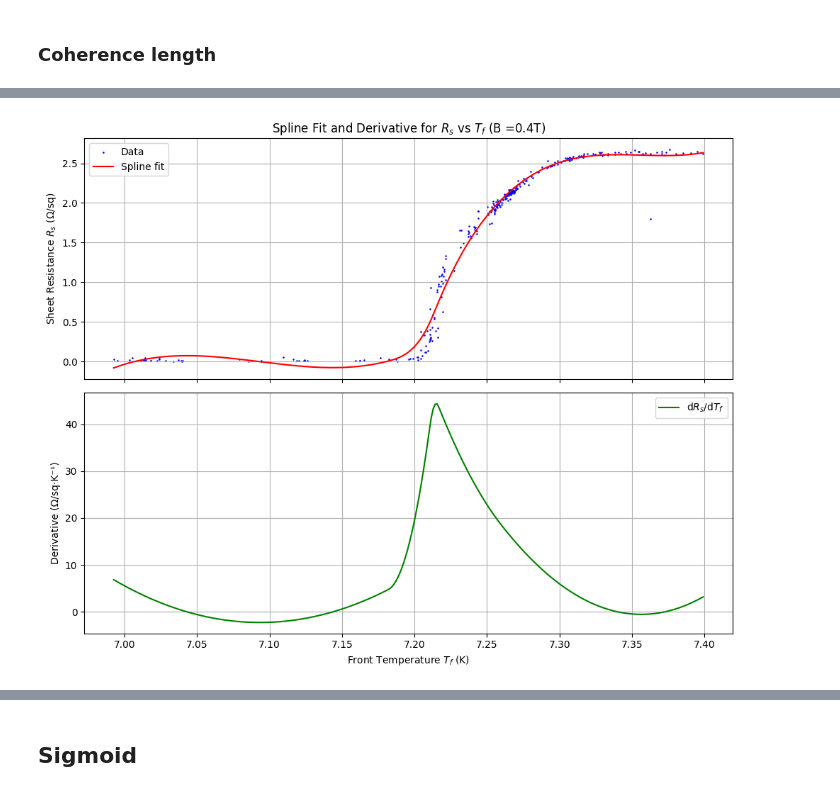
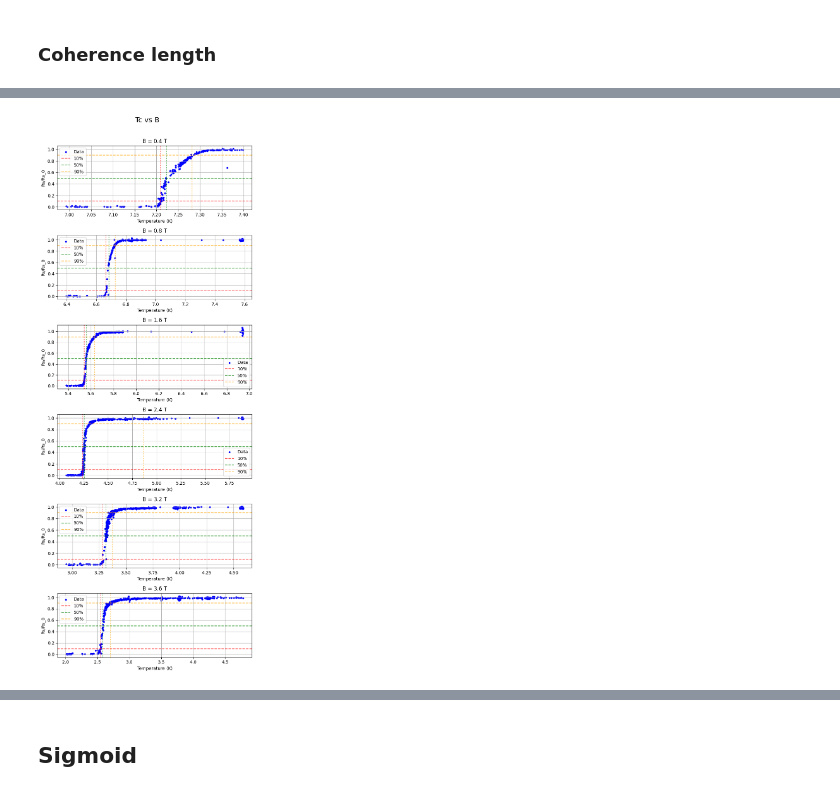
Before and after one commit to gamberoillecito/Nb-Characterization, a Jupyter notebook: SUPERCONDUCTIVITY/SC.ipynb, the cells around one changed output, grey strips where cells are left out. Saved outputs shown, nothing was run; the diff lists cells and outputs as text; code cells hidden in the pictures.

Commit message:
feat(SC): EGL phase diagram with 50-10-90 (raw and filtered) + with FD fit

```diff
--- a/SUPERCONDUCTIVITY/SC.ipynb
+++ b/SUPERCONDUCTIVITY/SC.ipynb
@@ -261,7 +261,7 @@ for i, x in enumerate(B_vals):
     Tf_interpolated = interp_func(R_norm_plot_grid)
 
     # Plot the interpolated curve: x-axis is Tf_interpolated, y-axis is R_norm_plot_grid
-    ax_r.plot(Tf_interpolated, R_norm_plot_grid, color='red', linestyle='-', linewidth=2, label="Linear Interpolation")
+    #ax_r.plot(Tf_interpolated, R_norm_plot_grid, color='red', linestyle='-', linewidth=2, label="Linear Interpolation")
     ax_r.scatter(Tf, R_norm, color='blue', s=10, label="Data")
     ax_r.axhline(y=threshold_10, color='r', linestyle='--', alpha=0.7, label='10%')
     ax_r.axhline(y=threshold_50, color='g', linestyle='--', alpha=0.7, label='50%')
@@ -572,53 +572,88 @@ xsi(0) = 8.59 +/- 0.04 nm
 # %%
-from scipy.interpolate import UnivariateSpline
+moving_average_window_size = 11 # Example: average over 7 data points
+
+Tc_vals_filtered = []
+Tc_uncertainties_filtered = []
+
+threshold_10_filtered = 0.1
+threshold_50_filtered = 0.5
+threshold_90_filtered = 0.9
+
+# --- Plotting ---
+fig, axs = plt.subplots(len(B_vals), 1, figsize=(7, 3 * len(B_vals)), sharex=False)
+fig.suptitle("Tc vs B", fontsize=16)
 
 for i, x in enumerate(B_vals):
     try:
         Tf = filtered_data[f'Tf_{x}']
         Rs = filtered_data[f'Rs_{x}']
     except KeyError:
         print(f"Missing data for x={x}, skipping...")
         continue
 
     if x == 0.4:
         mask_Tf_below_7_4 = Tf < 7.4
         Tf = Tf[mask_Tf_below_7_4]
         Rs = Rs[mask_Tf_below_7_4]
 
+    R_norm = Rs / Rs_0
+
     sorted_indices = np.argsort(Tf)
     Tf_sorted = Tf[sorted_indices]
-    Rs_sorted = Rs[sorted_indices]
+    Rs_sorted = R_norm[sorted_indices]
 
-    # Fit the smoothing spline
-    spline = UnivariateSpline(Tf_sorted, Rs_sorted, s=4, k=3)
+    # Create the convolution kernel (a window of ones, normalized)
+    window_kernel = np.ones(moving_average_window_size) / moving_average_window_size
 
-    # Evaluate the spline on a fine grid
-    Tf_fine = np.linspace(Tf_sorted.min(), Tf_sorted.max(), 300)
-    Rs_fine = spline(Tf_fine)
+    # 'same' mode ensures output array has same size as input.
+    # This handles edge effects by conceptually padding the input data.
+    Rs_smoothed = np.convolve(Rs_sorted, window_kernel, mode='same')
 
-    # --- Compute first derivative ---
-    spline_derivative = spline.derivative(n=1)
-    Rs_derivative = spline_derivative(Tf_fine)
+    interp_func = interp1d(Rs_smoothed, Tf_sorted, kind='linear',
+                          bounds_error=False, fill_value='extrapolate')
 
-    # --- Plot ---
-    fig, ax = plt.subplots(2, 1, figsize=(10, 8), sharex=True)
+    T_10_filtered = interp_func(threshold_10_filtered)
+    T_50_filtered = interp_func(threshold_50_filtered)
+    T_90_filtered = interp_func(threshold_90_filtered)
 
-    # Plot original data and spline
-    ax[0].scatter(Tf, Rs, s=.7, color='blue', label="Data")
-    ax[0].plot(Tf_fine, Rs_fine, color='red', label="Spline fit")
-    ax[0].set_ylabel("Sheet Resistance $R_s$ (Ω/sq)")
-    ax[0].set_title(f"Spline Fit and Derivative for $R_s$ vs $T_f$ (B ={x}T)")
-    ax[0].legend()
-    ax[0].grid(True)
+    if np.isnan(T_10_filtered) or np.isnan(T_50_filtered) or np.isnan(T_90_filtered):
+        print(f"Warning: Interpolation failed for B = {x}")
 
-    # Plot derivative
-    ax[1].plot(Tf_fine, Rs_derivative, color='green', label="d$R_s$/d$T_f$")
-    ax[1].set_xlabel("Front Temperature $T_f$ (K)")
-    ax[1].set_ylabel("Derivative (Ω/sq·K⁻¹)")
-    ax[1].legend()
-    ax[1].grid(True)
+    Tc = T_50_filtered
+    uncertainty = (T_90_filtered - T_10_filtered) / 2
 
-    plt.tight_layout()
-    plt.show()
+    result = {
+        'Tc': Tc,
+        'uncertainty': uncertainty,
+        'T_10_filtered': T_10_filtered,
+        'T_50_filtered': T_50_filtered,
+        'T_90_filtered': T_90_filtered,
+        'Rs_0': Rs_0,
+        'B_field': x
+    }
+
+    Tc_vals_filtered.append(result['T_50_filtered'])
+    Tc_uncertainties_filtered.append(result['uncertainty'])
+
+    ax_r = axs[i]
+
+    ax_r.scatter(Tf, R_norm, color='blue', s=10, label="Data")
+    ax_r.axhline(y=threshold_10_filtered, color='r', linestyle='--', alpha=0.7, label='10%')
+    ax_r.axhline(y=threshold_50_filtered, color='g', linestyle='--', alpha=0.7, label='50%')
+    ax_r.axhline(y=threshold_90_filtered, color='orange', linestyle='--', alpha=0.7, label='90%')
+    ax_r.axvline(x=T_10_filtered, color='r', linestyle=':', alpha=0.7)
+    ax_r.axvline(x=T_50_filtered, color='g', linestyle=':', alpha=0.7)
+    ax_r.axvline(x=T_90_filtered, color='orange', linestyle=':', alpha=0.7)
+    ax_r.set_ylabel("Rs/Rs_0")
+    ax_r.set_xlabel("Temperature (K)")
+    ax_r.set_title(f"B = {x} T")
+    ax_r.legend()
+    ax_r.grid(True)
+
+plt.tight_layout(rect=[0, 0, 1, 0.97])
+plt.show()
+
+print(Tc_vals_filtered)
+print(Tc_uncertainties_filtered)
 # %% [output]
-[figure, old version]
+[figure, new version]
```
Also changed, not shown: parts of 29 cells of this notebook, 1 other file.
